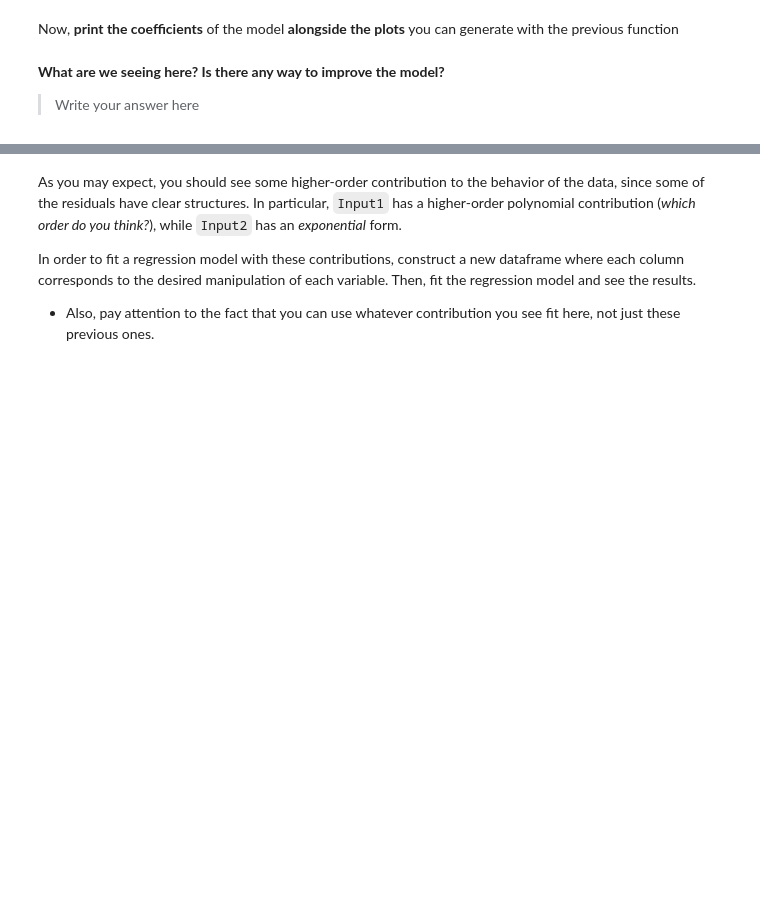
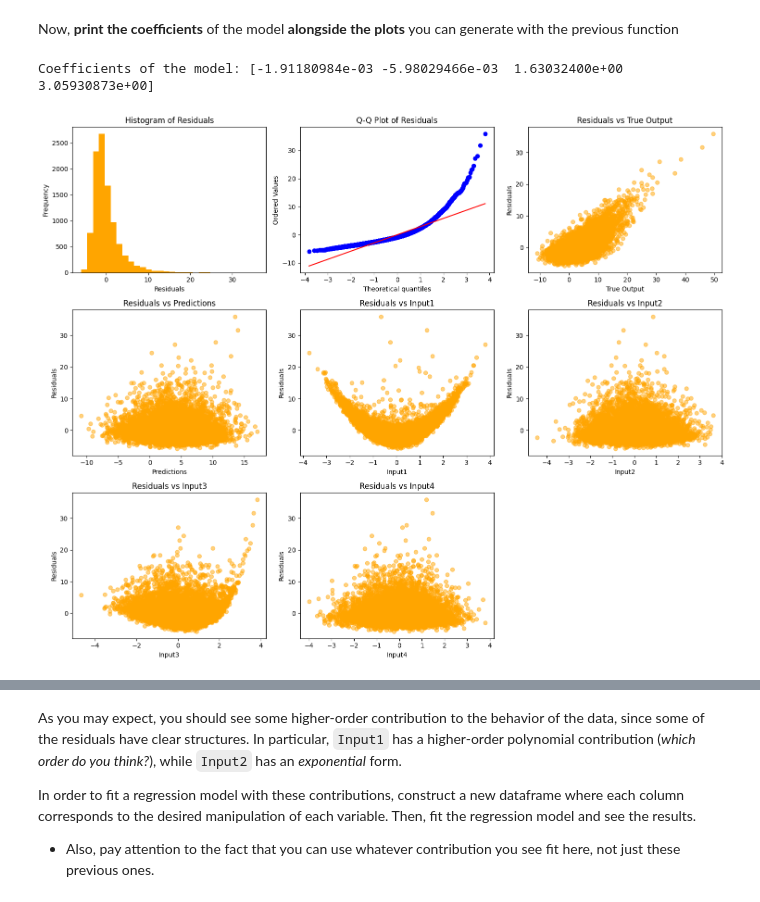
Before and after one commit to ICAI-IMAT-ML/p2-4-palomadiez, a Jupyter notebook: notebook/Lab_2_4_LR2.ipynb, the cells around one changed output, grey strips where cells are left out. Drawn from its saved outputs; the diff is of its cells as text; code cells hidden in the pictures; blank space fills up the shorter version.

```diff
--- a/notebook/Lab_2_4_LR2.ipynb
+++ b/notebook/Lab_2_4_LR2.ipynb
@@ -63,14 +65,21 @@ In the previous practice, you have trained a model assuming that the relationshi
 
 *The target variable is the last column of the dataset*
 # %%
-data = pd.read_csv("data/synthetic_dataset.csv")
+data = pd.read_csv("../data/synthetic_dataset.csv")
 
+columns = data.columns
+columns = columns.delete(-1)
 # TODO: Obtain inputs and output from data
-X = None
-y = None
+X = np.array(data[columns])
+y = np.array(data["Output"])
 # %% [markdown]
 In this case we will skip the preprocessing and go straight to the modelling phase. Therefore, fit the model here.
 # %%
 # TODO: Train linear regression model
+linreg_mult = LinearRegressor()
+linreg_mult.fit(X, y)
 # %%
 # TODO: Obtain and print the regression performance metrics
+y_pred = linreg_mult.predict(X)
+evaluation_metrics = evaluate_regression(y, y_pred)
+print(evaluation_metrics)
@@ -98,7 +112,9 @@ def plot_residuals(data, output_column, prediction_column):
         prediction_column (str): The name of the prediction column.
     """
     # TODO: Calculate residuals
-    residuals = None
+    y_true = np.array(data[output_column])
+    y_pred = np.array(data[prediction_column])
+    residuals = y_true-y_pred
 
     num_features = len(data.columns) - 2  # Exclude output and prediction columns
 
@@ -109,26 +125,26 @@ def plot_residuals(data, output_column, prediction_column):
     # Plot histogram of residuals
     plt.figure(figsize=(5 * num_cols, 4 * num_rows))
     plt.subplot(num_rows, num_cols, 1)
-    plt.hist(residuals, bins=30, edgecolor='black')
+    plt.hist(residuals, bins=30, color='orange')
     plt.title('Histogram of Residuals')
     plt.xlabel('Residuals')
     plt.ylabel('Frequency')
 
     # TODO: Plot Q-Q plot of residuals (tip: use stats.probplot from scipy)
     plt.subplot(num_rows, num_cols, 2)
-    stats.probplot(None, None, None)       # Fill the code here
+    stats.probplot(residuals, dist="norm", plot=plt)       # Fill the code here
     plt.title('Q-Q Plot of Residuals')
 
     # TODO: Plot residuals against output variable
     plt.subplot(num_rows, num_cols, 3)
-    plt.scatter(None, None, alpha=0.5)     # Fill the code here
+    plt.scatter(y, residuals, alpha=0.5, color="orange")     # Fill the code here
     plt.title('Residuals vs True Output')
     plt.xlabel('True Output')
     plt.ylabel('Residuals')
 
     # Plot residuals against prediction variable
     plt.subplot(num_rows, num_cols, 4)
-    plt.scatter(data[prediction_column], residuals, alpha=0.5)   # Use this as example for later
+    plt.scatter(data[prediction_column], residuals, alpha=0.5, color="orange")   # Use this as example for later
     plt.title('Residuals vs Predictions')
     plt.xlabel('Predictions')
     plt.ylabel('Residuals')
@@ -137,7 +153,7 @@ def plot_residuals(data, output_column, prediction_column):
     for i, col in enumerate(data.columns):
         if col not in [output_column, prediction_column]:
             plt.subplot(num_rows, num_cols, i + 5)
-            plt.scatter(None, None, alpha=0.5)   # Fill the code here
+            plt.scatter(data[col], residuals, alpha=0.5, color="orange")   # Fill the code here
             plt.title(f'Residuals vs {col}')
             plt.xlabel(col)
             plt.ylabel('Residuals')
@@ -148,12 +164,12 @@ def plot_residuals(data, output_column, prediction_column):
 Now, **print the coefficients** of the model **alongside the plots** you can generate with the previous function
 # %%
 # TODO:  First, construct a dictionary of the coefficients to print them
-coef_dict = None
+coef_dict = linreg_mult.coefficients
 print(f"Coefficients of the model: {coef_dict}")
 
 # Plot the residuals for the predictions
-data["Predictions"] = linreg.predict(X)
+data["Predictions"] = linreg_mult.predict(X)
 plot_residuals(data, 'Output', 'Predictions')
+# %% [output]
+Coefficients of the model: [-1.91180984e-03 -5.98029466e-03  1.63032400e+00  3.05930873e+00]
+[figure, added]
-# %% [markdown]
-**What are we seeing here? Is there any way to improve the model?**
-> Write your answer here
```
Also changed, not shown: parts of 21 cells of this notebook, 1 other file.
